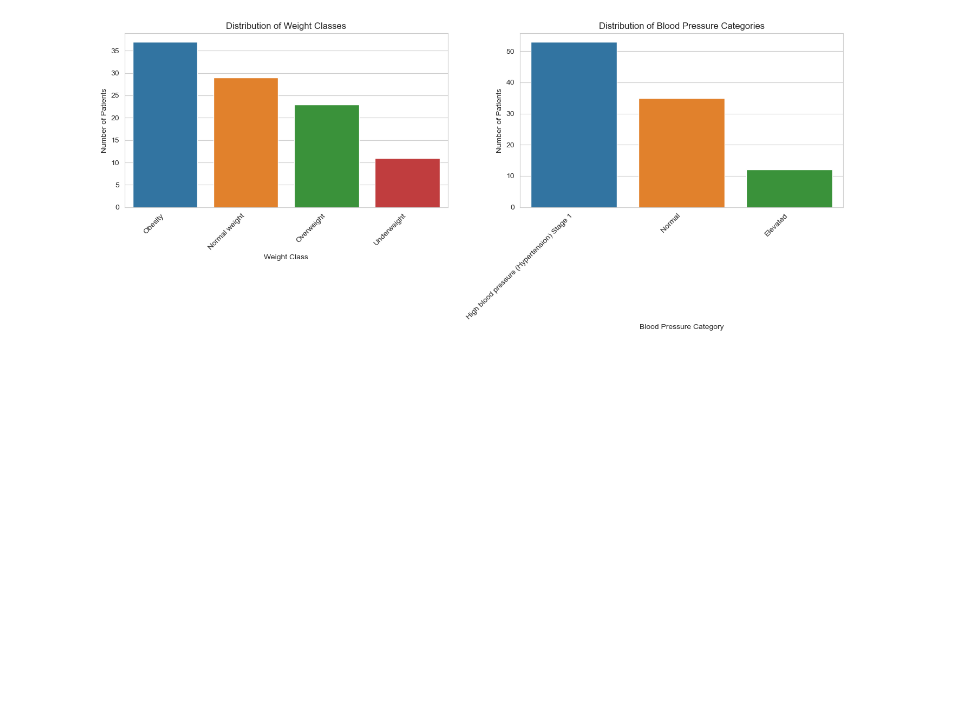
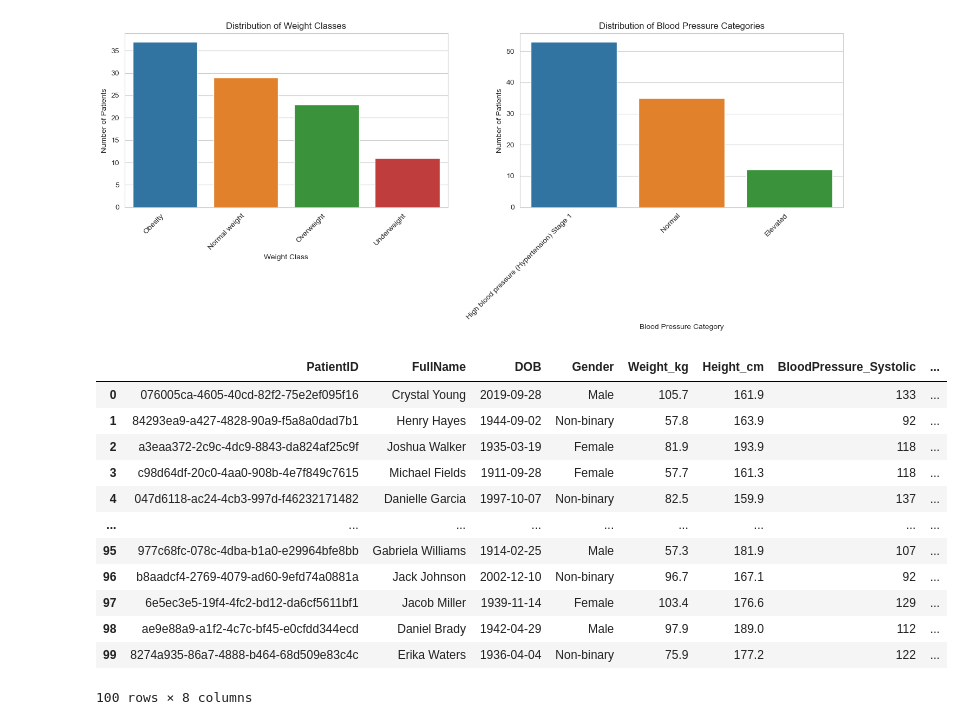
Before and after one commit to xwalls-github/Patient-Exam, a Jupyter notebook: patient_exam.ipynb, the cells around one changed output. Saved outputs shown, nothing was run; the diff lists cells and outputs as text; code cells hidden in the pictures; blank space fills up the shorter version.

```diff
--- a/patient_exam.ipynb
+++ b/patient_exam.ipynb
@@ -174,3 +174,19 @@ plt.tight_layout()
 plt.show()
 # %% [output]
 [figure]
+# %%
+patients_df
+# %% [output]
+|  | PatientID | FullName | DOB | Gender | Weight_kg | Height_cm | BloodPressure_Systolic | ... |
+| 0 | 076005ca-4605-40cd-82f2-75e2ef095f16 | Crystal Young | 2019-09-28 | Male | 105.7 | 161.9 | 133 | ... |
+| 1 | 84293ea9-a427-4828-90a9-f5a8a0dad7b1 | Henry Hayes | 1944-09-02 | Non-binary | 57.8 | 163.9 | 92 | ... |
+| 2 | a3eaa372-2c9c-4dc9-8843-da824af25c9f | Joshua Walker | 1935-03-19 | Female | 81.9 | 193.9 | 118 | ... |
+| 3 | c98d64df-20c0-4aa0-908b-4e7f849c7615 | Michael Fields | 1911-09-28 | Female | 57.7 | 161.3 | 118 | ... |
+| 4 | 047d6118-ac24-4cb3-997d-f46232171482 | Danielle Garcia | 1997-10-07 | Non-binary | 82.5 | 159.9 | 137 | ... |
+| ... | ... | ... | ... | ... | ... | ... | ... | ... |
+| 95 | 977c68fc-078c-4dba-b1a0-e29964bfe8bb | Gabriela Williams | 1914-02-25 | Male | 57.3 | 181.9 | 107 | ... |
+| 96 | b8aadcf4-2769-4079-ad60-9efd74a0881a | Jack Johnson | 2002-12-10 | Non-binary | 96.7 | 167.1 | 92 | ... |
+| 97 | 6e5ec3e5-19f4-4fc2-bd12-da6cf5611bf1 | Jacob Miller | 1939-11-14 | Female | 103.4 | 176.6 | 129 | ... |
+| 98 | ae9e88a9-a1f2-4c7c-bf45-e0cfdd344ecd | Daniel Brady | 1942-04-29 | Male | 97.9 | 189.0 | 112 | ... |
+| 99 | 8274a935-86a7-4888-b464-68d509e83c4c | Erika Waters | 1936-04-04 | Non-binary | 75.9 | 177.2 | 122 | ... |
+100 rows × 8 columns
```
Also changed, not shown: parts of 2 cells of this notebook.
